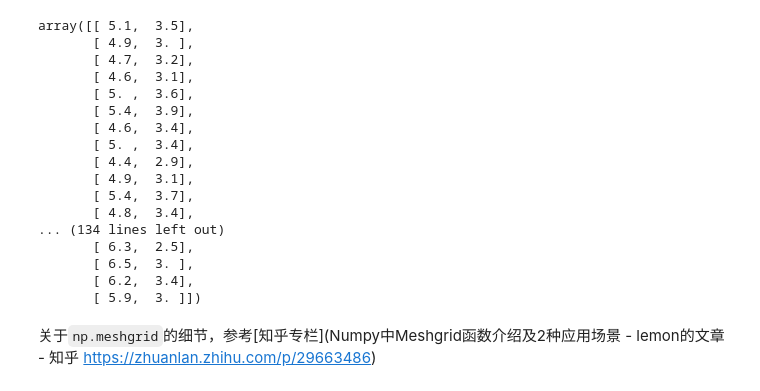
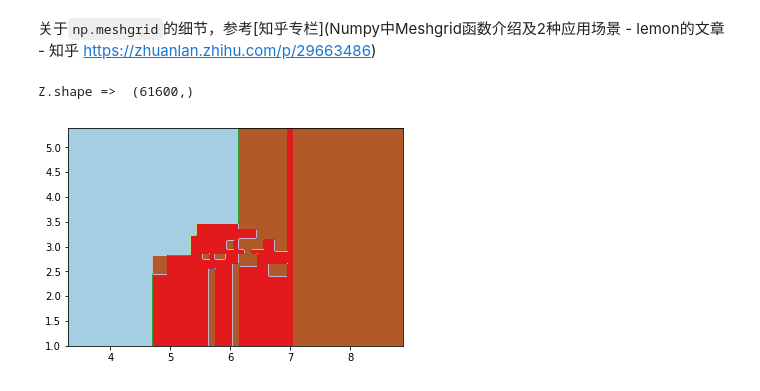
Before and after one commit to hustqb/machine-learning-in-action, a Jupyter notebook: classification/sklearn-tree-classification.ipynb, the cells around one changed output. Drawn from its saved outputs; the diff is of its cells as text; code cells hidden in the pictures.

```diff
--- a/classification/sklearn-tree-classification.ipynb
+++ b/classification/sklearn-tree-classification.ipynb
@@ -16,23 +14,3 @@ array([[ 5.1,  3.5,  1.4,  0.2],
-# %%
-iris.data[:, [0, 1]]
-# %% [output]
-array([[ 5.1,  3.5],
-       [ 4.9,  3. ],
-       [ 4.7,  3.2],
-       [ 4.6,  3.1],
-       [ 5. ,  3.6],
-       [ 5.4,  3.9],
-       [ 4.6,  3.4],
-       [ 5. ,  3.4],
-       [ 4.4,  2.9],
-       [ 4.9,  3.1],
-       [ 5.4,  3.7],
-       [ 4.8,  3.4],
-... (134 lines left out)
-       [ 6.3,  2.5],
-       [ 6.5,  3. ],
-       [ 6.2,  3.4],
-       [ 5.9,  3. ]])
 # %%
 X = iris.data[:, [0, 1]]
 y = iris.target
@@ -48,4 +27,10 @@ xx, yy = np.meshgrid(np.arange(x_min, x_max, 0.02),
 https://zhuanlan.zhihu.com/p/29663486)
 # %%
 Z = clf.predict(np.c_[xx.ravel(), yy.ravel()])
+print("Z.shape => ", Z.shape)
 Z = Z.reshape(xx.shape)
+cs = plt.contourf(xx, yy, Z, cmap=plt.cm.Paired)
+plt.show()
+# %% [output]
+Z.shape =>  (61600,)
+[figure, added]
```
Also changed, not shown: parts of 10 cells of this notebook, 1 other file.
